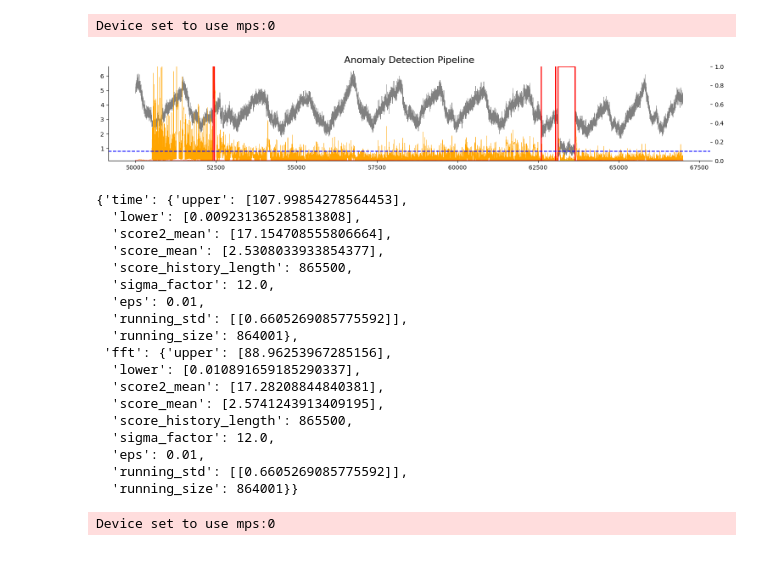
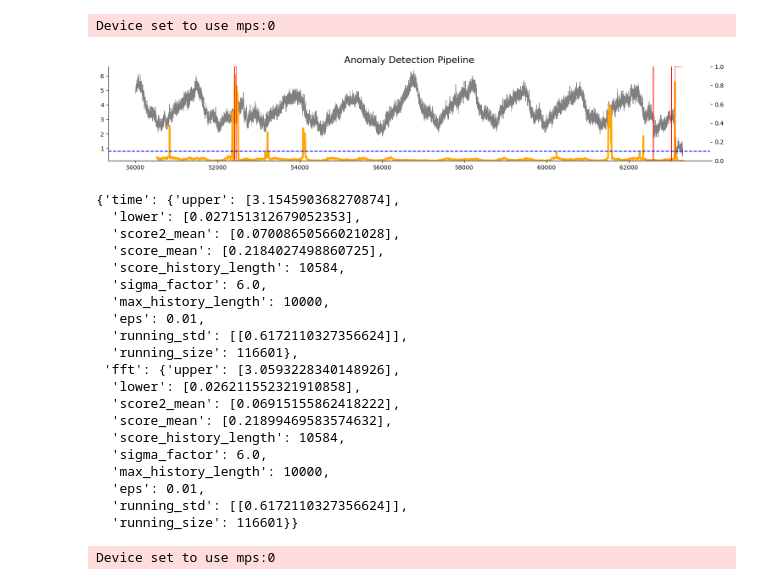
Before and after one commit to ibm-granite/granite-tsfm, a Jupyter notebook: notebooks/hfdemo/rolling_tsad.ipynb, the cells around one changed output. Cells and saved outputs as stored; diff of their text form; code cells hidden in the pictures.

```diff
--- a/notebooks/hfdemo/rolling_tsad.ipynb
+++ b/notebooks/hfdemo/rolling_tsad.ipynb
@@ -70,23 +70,23 @@ pipeline = TimeSeriesAnomalyDetectionPipeline(
     prediction_mode=[
         AnomalyScoreMethods.TIME_RECONSTRUCTION.value,
         AnomalyScoreMethods.FREQUENCY_RECONSTRUCTION.value,
-        AnomalyScoreMethods.PREDICTIVE.value,
+        # AnomalyScoreMethods.PREDICTIVE.value,
     ],
     aggregation_length=64,
     aggr_function="max",
     smoothing_length=8,
-    least_significant_scale=0.1,
+    least_significant_scale=0.2,
     least_significant_score=0.1,
 )
 # %% [output]
 Device set to use mps:0
 # %%
-segment_length = 2000
-step = 1500
+segment_length = 520
+step = 64
 
 segments = (df.shape[0] - segment_length) // step
 
-segments = min(segments, 10)
+segments = min(segments, 200)
 # %%
 state = {}
 results = []
@@ -102,54 +102,57 @@ for i in tqdm(range(segments)):
 # %%
 n_plots = 500
 
 n_plots = min(n_plots, len(results))
 
 n_step = len(results) // n_plots
 
 # n_step = 5
 
 fig, ax = plt.subplots(1, 1, sharex="col", figsize=(15, 3))
 ax2 = ax.twinx()
 
 for i in range(n_plots):
     segment_id = i * n_step
+    # segment_id = 6
     result = results[segment_id]
     result.x.plot(ax=ax, color="gray", linewidth=0.5)
-    result.anomaly_score.plot(ax=ax2, color="orange", linewidth=0.5, label="Anomaly Score")
-    result.y.plot(ax=ax2, color="red", label="Anomaly Event")
+    result.anomaly_score[-64:].plot(ax=ax2, color="orange", linewidth=3, label="Anomaly Score")
+    result.y.plot(ax=ax2, color="red", linewidth=0.5, label="Anomaly Event")
 
 ax2.set_ylim(0, 1)
 ax.set_title("Anomaly Detection Pipeline", fontsize=16)
 ax2.axhline(y=0.1, color="blue", linestyle="dashed")
 
 for s in ["top", "right"]:
     ax.spines[s].set_visible(False)
     ax2.spines[s].set_visible(False)
 
 plt.tight_layout()
 # %% [output]
-[figure, old version]
+[figure, new version]
 # %%
 state
 # %% [output]
-{'time': {'upper': [107.99854278564453],
-  'lower': [0.009231365285813808],
-  'score2_mean': [17.154708555806664],
-  'score_mean': [2.5308033933854377],
-  'score_history_length': 865500,
-  'sigma_factor': 12.0,
+{'time': {'upper': [3.154590368270874],
+  'lower': [0.027151312679052353],
+  'score2_mean': [0.07008650566021028],
+  'score_mean': [0.2184027498860725],
+  'score_history_length': 10584,
+  'sigma_factor': 6.0,
+  'max_history_length': 10000,
   'eps': 0.01,
-  'running_std': [[0.6605269085775592]],
-  'running_size': 864001},
- 'fft': {'upper': [88.96253967285156],
-  'lower': [0.010891659185290337],
-  'score2_mean': [17.28208844840381],
-  'score_mean': [2.5741243913409195],
-  'score_history_length': 865500,
-  'sigma_factor': 12.0,
+  'running_std': [[0.6172110327356624]],
+  'running_size': 116601},
+ 'fft': {'upper': [3.0593228340148926],
+  'lower': [0.026211552321910858],
+  'score2_mean': [0.06915155862418222],
+  'score_mean': [0.21899469583574632],
+  'score_history_length': 10584,
+  'sigma_factor': 6.0,
+  'max_history_length': 10000,
   'eps': 0.01,
-  'running_std': [[0.6605269085775592]],
-  'running_size': 864001}}
+  'running_std': [[0.6172110327356624]],
+  'running_size': 116601}}
 # %%
 pipeline2 = TimeSeriesAnomalyDetectionPipeline(
     zeroshot_model,
```
Also changed, not shown: parts of 4 cells of this notebook, 1 other file.
